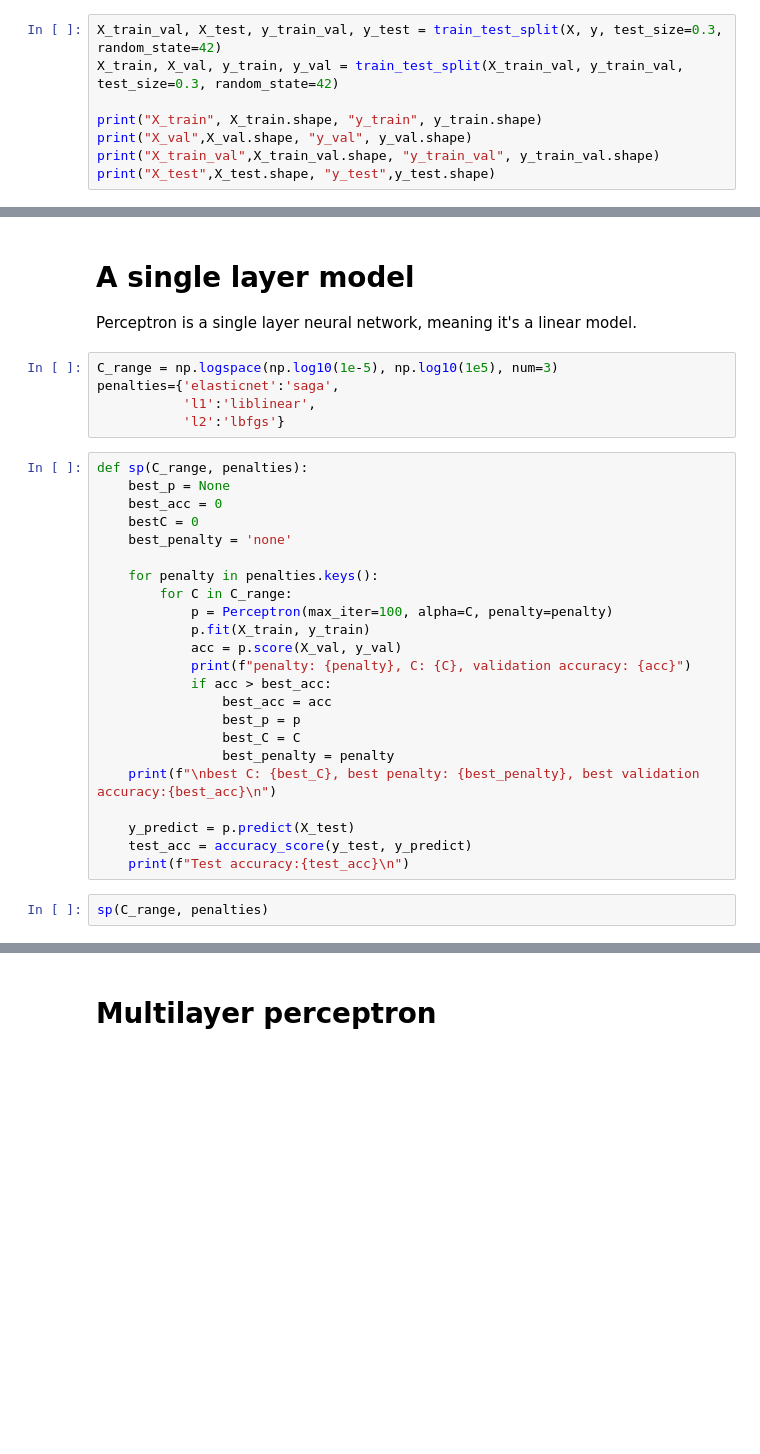
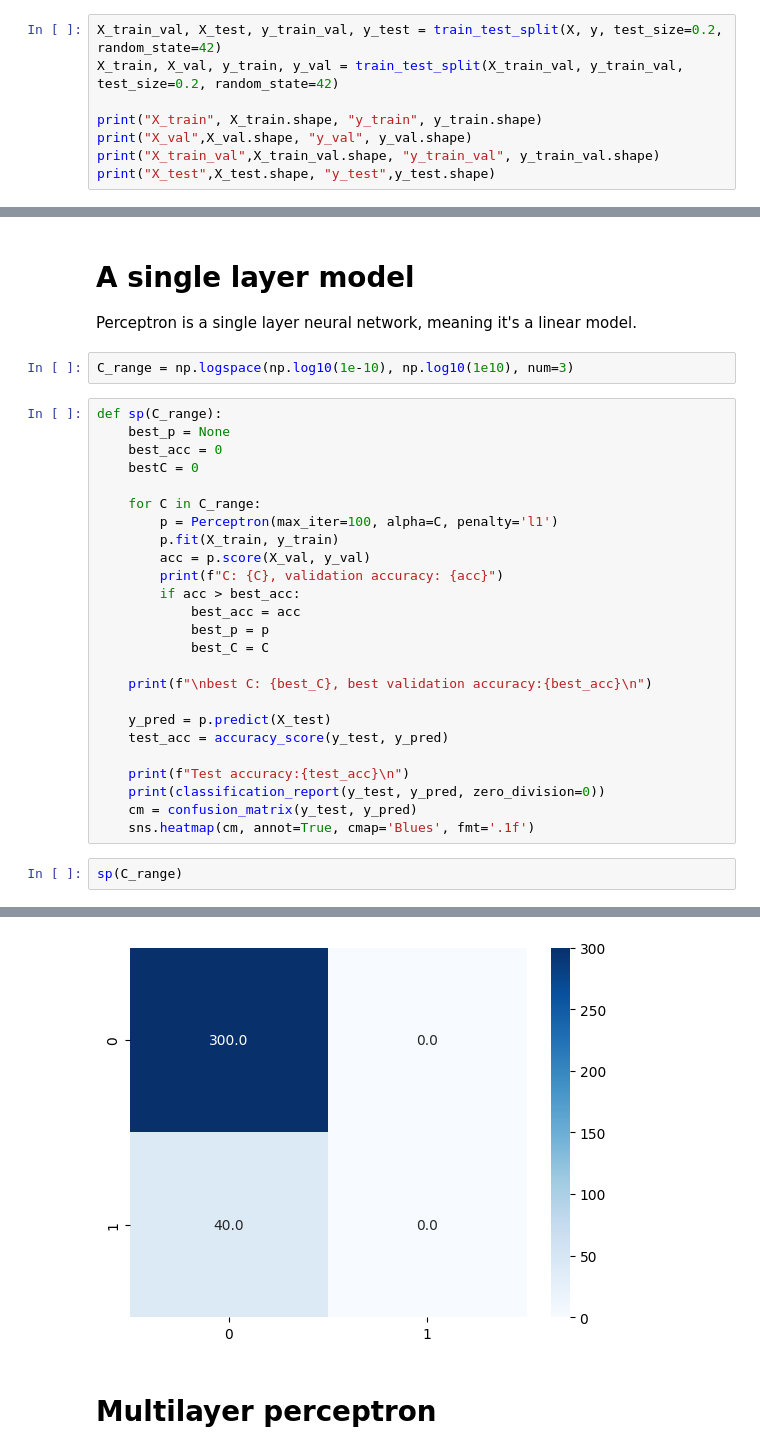
Before and after one commit to aruuuke/CreditRisk, a Jupyter notebook: NeuralNetworks.ipynb, the cells around one changed output, grey strips where cells are left out. Drawn from its saved outputs; the diff is of its cells as text; blank space fills up the shorter version.

```diff
--- a/NeuralNetworks.ipynb
+++ b/NeuralNetworks.ipynb
@@ -49,6 +52,6 @@ y = df['label']
 # %%
-X_train_val, X_test, y_train_val, y_test = train_test_split(X, y, test_size=0.3, random_state=42)
-X_train, X_val, y_train, y_val = train_test_split(X_train_val, y_train_val, test_size=0.3, random_state=42)
+X_train_val, X_test, y_train_val, y_test = train_test_split(X, y, test_size=0.2, random_state=42)
+X_train, X_val, y_train, y_val = train_test_split(X_train_val, y_train_val, test_size=0.2, random_state=42)
 
 print("X_train", X_train.shape, "y_train", y_train.shape)
 print("X_val",X_val.shape, "y_val", y_val.shape)
@@ -63,33 +66,32 @@ X_test (510, 23) y_test (510,)
 # A single layer model
 Perceptron is a single layer neural network, meaning it's a linear model.
 # %%
-C_range = np.logspace(np.log10(1e-5), np.log10(1e5), num=3)
-penalties={'elasticnet':'saga',
-           'l1':'liblinear',
-           'l2':'lbfgs'}
+C_range = np.logspace(np.log10(1e-10), np.log10(1e10), num=3)
 # %%
-def sp(C_range, penalties):
+def sp(C_range):
     best_p = None
     best_acc = 0
     bestC = 0
-    best_penalty = 'none'
 
-    for penalty in penalties.keys():
-        for C in C_range:
-            p = Perceptron(max_iter=100, alpha=C, penalty=penalty)
-            p.fit(X_train, y_train)
-            acc = p.score(X_val, y_val)
-            print(f"penalty: {penalty}, C: {C}, validation accuracy: {acc}")
-            if acc > best_acc:
-                best_acc = acc
-                best_p = p
-                best_C = C
-                best_penalty = penalty
-    print(f"\nbest C: {best_C}, best penalty: {best_penalty}, best validation accuracy:{best_acc}\n")
+    for C in C_range:
+        p = Perceptron(max_iter=100, alpha=C, penalty='l1')
+        p.fit(X_train, y_train)
+        acc = p.score(X_val, y_val)
+        print(f"C: {C}, validation accuracy: {acc}")
+        if acc > best_acc:
+            best_acc = acc
+            best_p = p
+            best_C = C
 
-    y_predict = p.predict(X_test)
-    test_acc = accuracy_score(y_test, y_predict)
+    print(f"\nbest C: {best_C}, best validation accuracy:{best_acc}\n")
+
+    y_pred = p.predict(X_test)
+    test_acc = accuracy_score(y_test, y_pred)
+
     print(f"Test accuracy:{test_acc}\n")
+    print(classification_report(y_test, y_pred, zero_division=0))
+    cm = confusion_matrix(y_test, y_pred)
+    sns.heatmap(cm, annot=True, cmap='Blues', fmt='.1f')
 # %%
-sp(C_range, penalties)
+sp(C_range)
 # %% [output]
@@ -109,3 +114,4 @@ Test accuracy:0.8784313725490196
+[figure, added]
 # %% [markdown]
 # Multilayer perceptron
 # %%
```
Also changed, not shown: parts of 8 cells of this notebook.
